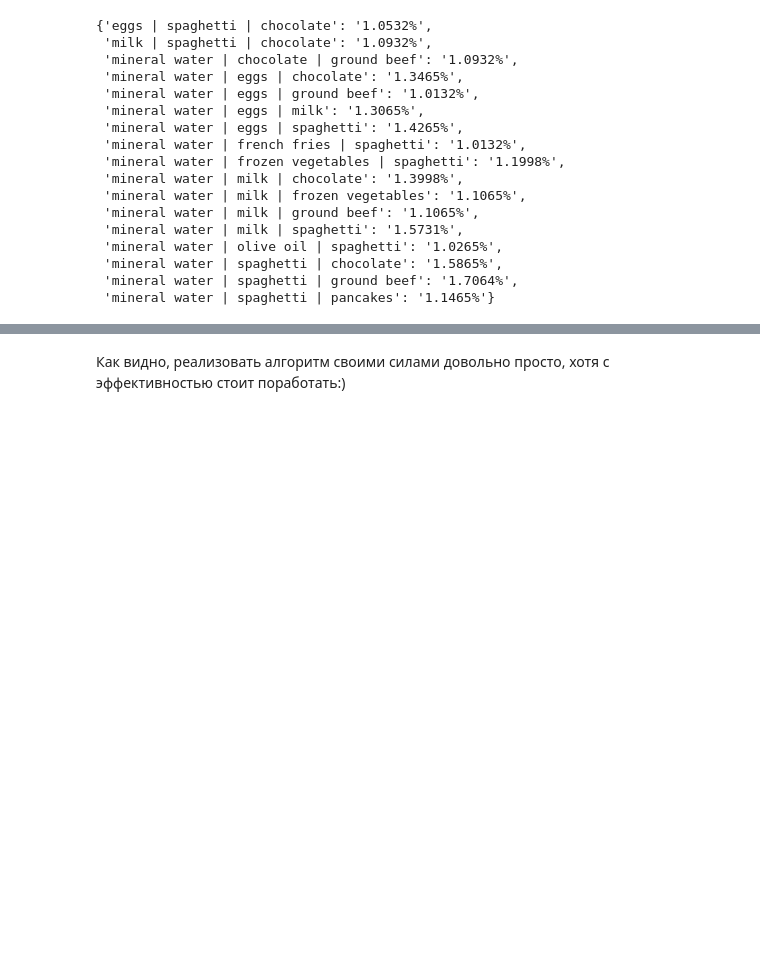
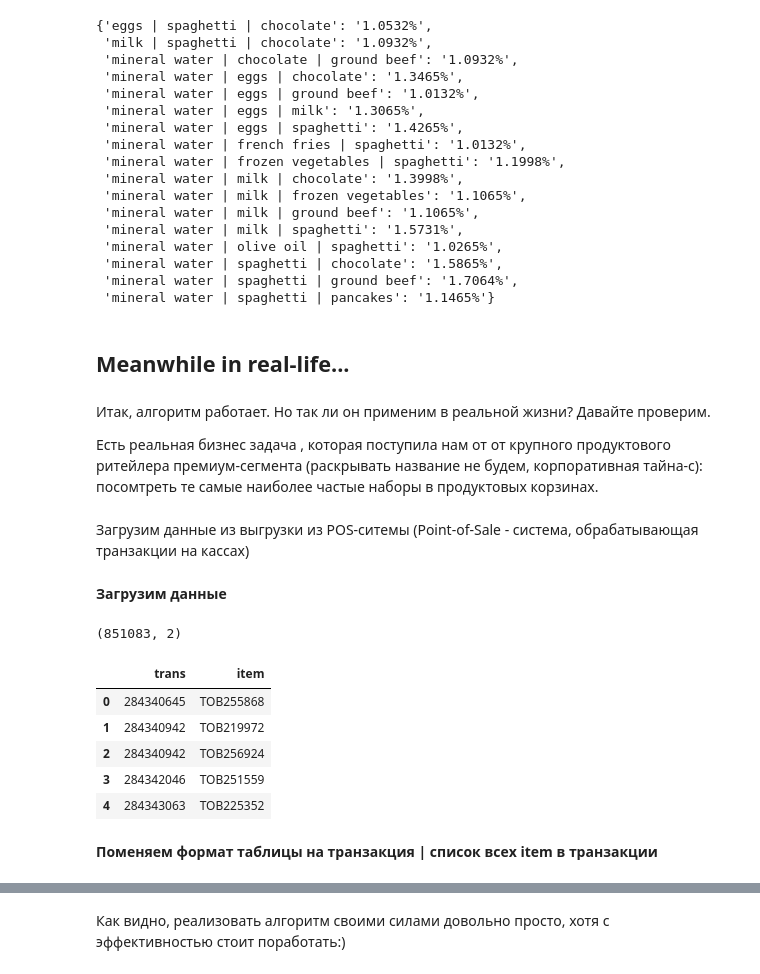
Before and after one commit to bashnick/arules_shared, a Jupyter notebook: Association Rules Learning with Python and R.ipynb, the cells around one changed output, grey strips where cells are left out. Saved outputs shown, nothing was run; the diff lists cells and outputs as text; code cells hidden in the pictures; blank space fills up the shorter version.

```diff
--- a/Association Rules Learning with Python and R.ipynb
+++ b/Association Rules Learning with Python and R.ipynb
@@ -540,3 +532,28 @@ model.transform()
  'mineral water | spaghetti | chocolate': '1.5865%',
  'mineral water | spaghetti | ground beef': '1.7064%',
  'mineral water | spaghetti | pancakes': '1.1465%'}
+# %% [markdown]
+## Meanwhile in real-life...
+# %% [markdown]
+Итак, алгоритм работает. Но так ли он применим в реальной жизни? Давайте проверим.
+
+Есть реальная бизнес задача , которая поступила нам от от крупного продуктового ритейлера премиум-сегмента (раскрывать название не будем, корпоративная тайна-с): посомтреть те самые наиболее частые наборы в продуктовых корзинах.
+# %% [markdown]
+Загрузим данные из выгрузки из POS-ситемы (Point-of-Sale - система, обрабатывающая транзакции на кассах)
+# %% [markdown]
+**Загрузим данные**
+# %%
+df = pd.read_csv('src/data/tranprod1.csv', delimiter = ';', header = 0)
+df.columns = ['trans', 'item']
+print(df.shape)
+df.head()
+# %% [output]
+(851083, 2)
+|  | trans | item |
+| 0 | 284340645 | ТОВ255868 |
+| 1 | 284340942 | ТОВ219972 |
+| 2 | 284340942 | ТОВ256924 |
+| 3 | 284342046 | ТОВ251559 |
+| 4 | 284343063 | ТОВ225352 |
+# %% [markdown]
+**Поменяем формат таблицы на транзакция | список всех item в транзакции**
```
Also changed, not shown: parts of 18 cells of this notebook.
